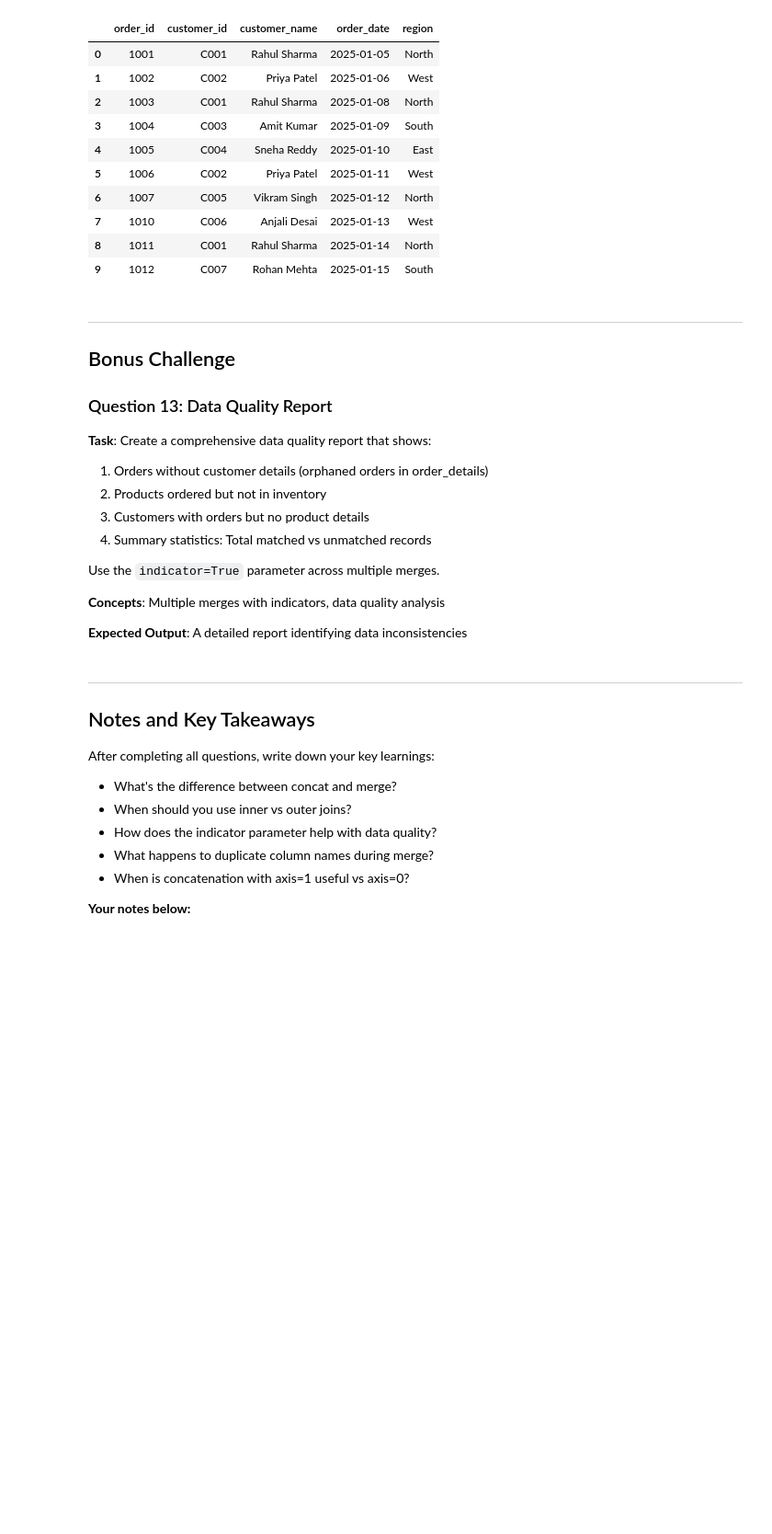
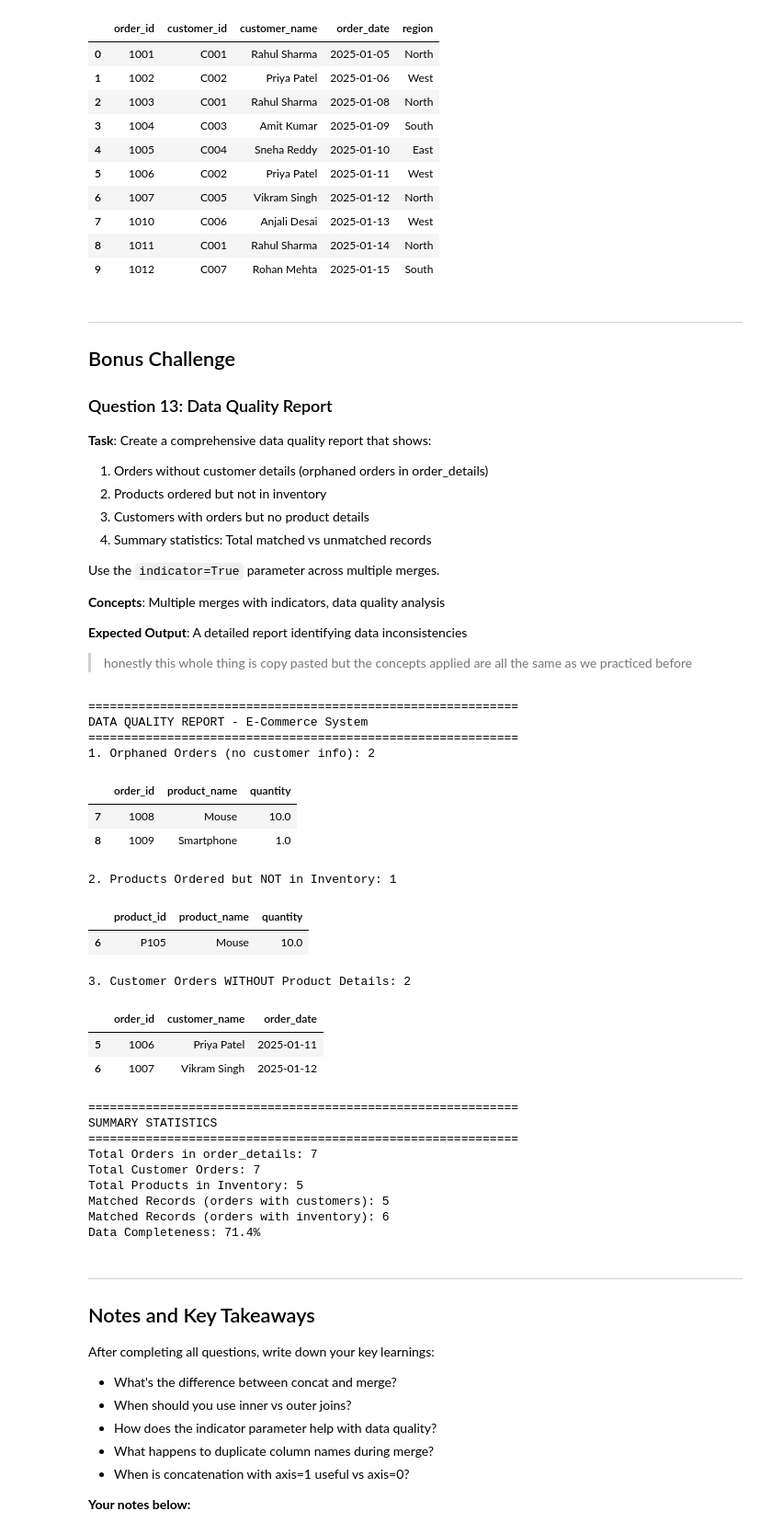
Before and after one commit to Shrikantlala24/Pandas, a Jupyter notebook: pandas_merge_concat_practice.ipynb, the cells around one changed output. Shown at 92% size. Drawn from its saved outputs; the diff is of its cells as text; code cells hidden in the pictures; blank space fills up the shorter version.

```diff
--- a/pandas_merge_concat_practice.ipynb
+++ b/pandas_merge_concat_practice.ipynb
@@ -469,8 +469,71 @@ Use the `indicator=True` parameter across multiple merges.
 **Concepts**: Multiple merges with indicators, data quality analysis
 
 **Expected Output**: A detailed report identifying data inconsistencies
+
+> honestly this whole thing is copy pasted but the concepts applied are all the same as we practiced before
 # %%
-# Your code here
+# Data Quality Report
+print("="*60)
+print("DATA QUALITY REPORT - E-Commerce System")
+print("="*60)
+
+# 1. Orders without customer details
+merge1 = pd.merge(order_details, customers_orders, on='order_id', how='outer', indicator=True)
+orphaned_orders = merge1[merge1['_merge'] == 'left_only']
+print(f"1. Orphaned Orders (no customer info): {len(orphaned_orders)}")
+if len(orphaned_orders) > 0:
+    display(orphaned_orders[['order_id', 'product_name', 'quantity']])
+
+# 2. Products ordered but not in inventory
+merge2 = pd.merge(order_details, product_inventory, on='product_id', how='outer', indicator=True)
+products_not_in_inventory = merge2[merge2['_merge'] == 'left_only']
+print(f"2. Products Ordered but NOT in Inventory: {len(products_not_in_inventory)}")
+if len(products_not_in_inventory) > 0:
+    display(products_not_in_inventory[['product_id', 'product_name', 'quantity']])
+
+# 3. Customers with orders but no product details
+merge3 = pd.merge(customers_orders, order_details, on='order_id', how='outer', indicator=True)
+orders_no_products = merge3[merge3['_merge'] == 'left_only']
+print(f"3. Customer Orders WITHOUT Product Details: {len(orders_no_products)}")
+if len(orders_no_products) > 0:
+    display(orders_no_products[['order_id', 'customer_name', 'order_date']])
+
+# 4. Summary Statistics
+print("" + "="*60)
+print("SUMMARY STATISTICS")
+print("="*60)
+print(f"Total Orders in order_details: {len(order_details)}")
+print(f"Total Customer Orders: {len(customers_orders)}")
+print(f"Total Products in Inventory: {len(product_inventory)}")
+print(f"Matched Records (orders with customers): {len(merge1[merge1['_merge'] == 'both'])}")
+print(f"Matched Records (orders with inventory): {len(merge2[merge2['_merge'] == 'both'])}")
+print(f"Data Completeness: {len(merge1[merge1['_merge'] == 'both']) / len(order_details) * 100:.1f}%")
+
+# Key Insight: Multiple merges with indicator=True provide comprehensive data quality insights
+# %% [output]
+============================================================
+DATA QUALITY REPORT - E-Commerce System
+============================================================
+1. Orphaned Orders (no customer info): 2
+|  | order_id | product_name | quantity |
+| 7 | 1008 | Mouse | 10.0 |
+| 8 | 1009 | Smartphone | 1.0 |
+2. Products Ordered but NOT in Inventory: 1
+|  | product_id | product_name | quantity |
+| 6 | P105 | Mouse | 10.0 |
+3. Customer Orders WITHOUT Product Details: 2
+|  | order_id | customer_name | order_date |
+| 5 | 1006 | Priya Patel | 2025-01-11 |
+| 6 | 1007 | Vikram Singh | 2025-01-12 |
+============================================================
+SUMMARY STATISTICS
+============================================================
+Total Orders in order_details: 7
+Total Customer Orders: 7
+Total Products in Inventory: 5
+Matched Records (orders with customers): 5
+Matched Records (orders with inventory): 6
+Data Completeness: 71.4%
 # %% [markdown]
 ---
 
```
